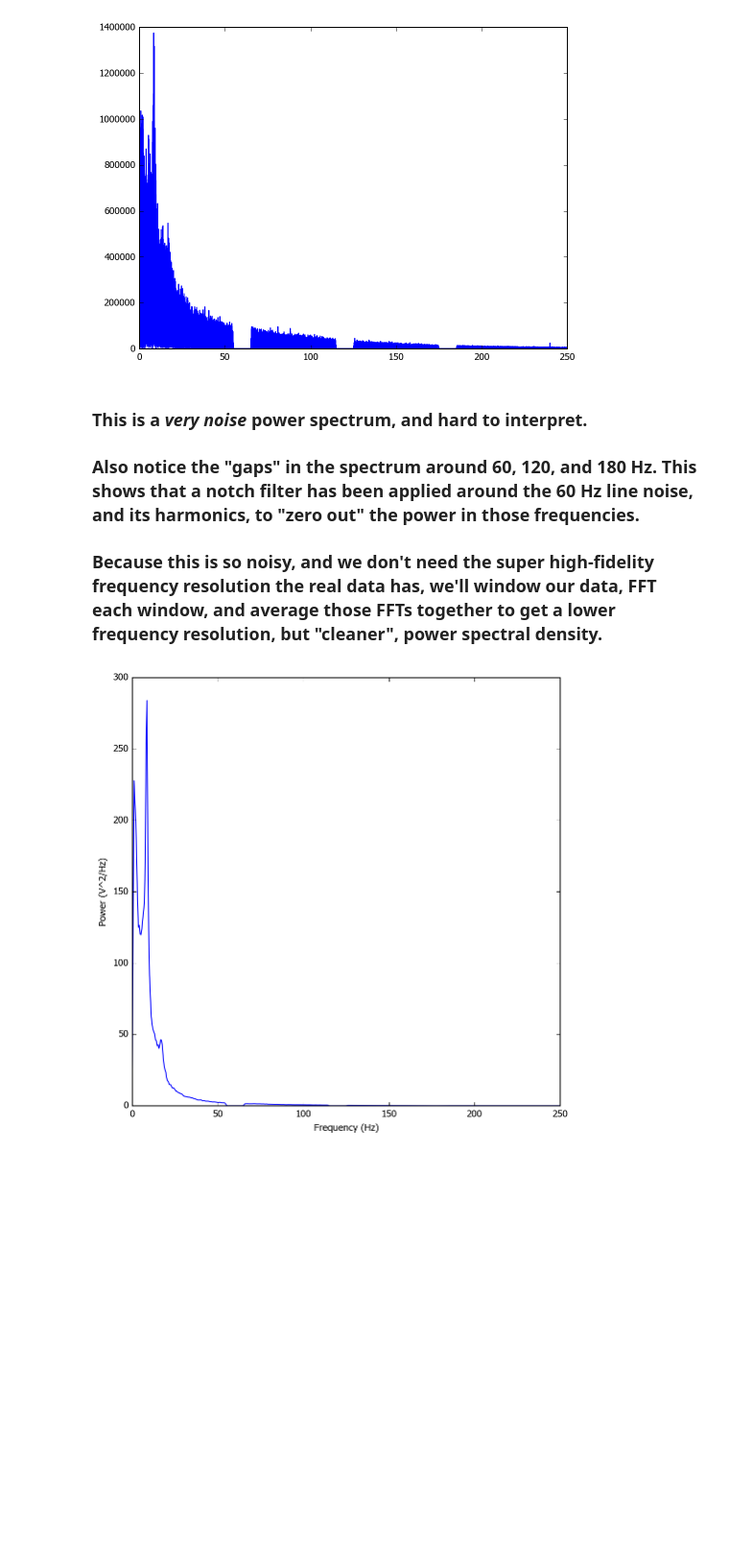
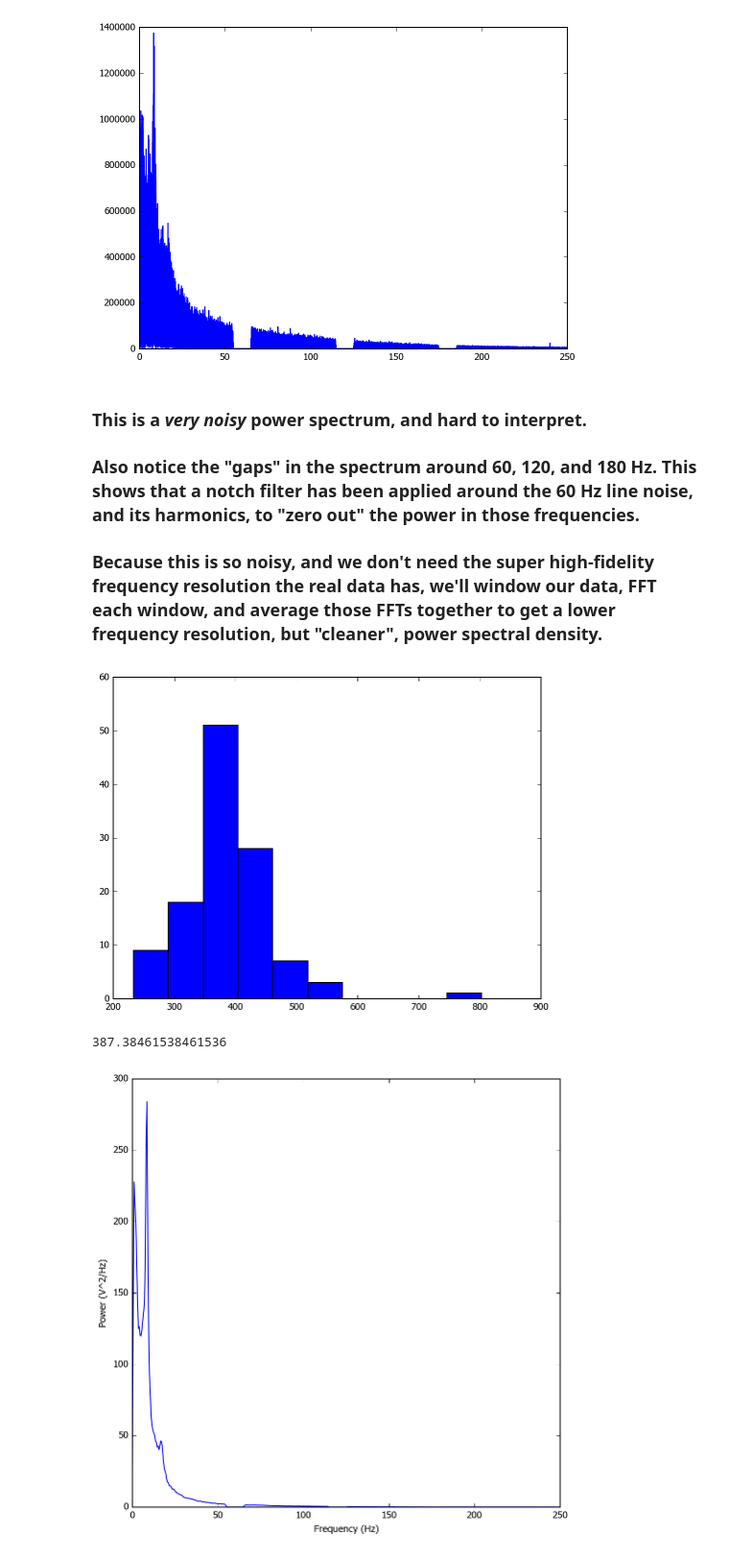
Before and after one commit to Aimee-Flores/COGS280, a Jupyter notebook: COGS 280 - Basic Spectral Analysis.ipynb, the cells around one changed output. Shown at 96% size. Cells and saved outputs as stored; diff of their text form; code cells hidden in the pictures; blank space fills up the shorter version.

```diff
--- a/COGS 280 - Basic Spectral Analysis.ipynb
+++ b/COGS 280 - Basic Spectral Analysis.ipynb
@@ -133,9 +135,17 @@ plt.show()
 [figure]
 [figure]
 # %% [markdown]
-### This is a _very noise_ power spectrum, and hard to interpret.
+### This is a _very noisy_ power spectrum, and hard to interpret.
 
 ### Also notice the "gaps" in the spectrum around 60, 120, and 180 Hz. This shows that a notch filter has been applied around the 60 Hz line noise, and its harmonics, to "zero out" the power in those frequencies.
 
 ### Because this is so noisy, and we don't need the super high-fidelity frequency resolution the real data has, we'll window our data, FFT each window, and average those FFTs together to get a lower frequency resolution, but "cleaner", power spectral density.
+# %%
+rt = resp-tar
+plt.hist(rt)
+plt.show()
+print(np.mean(rt))
+# %% [output]
+[figure, added]
+387.38461538461536
 # %%
```
Also changed, not shown: parts of 11 cells of this notebook, 1 other file.
